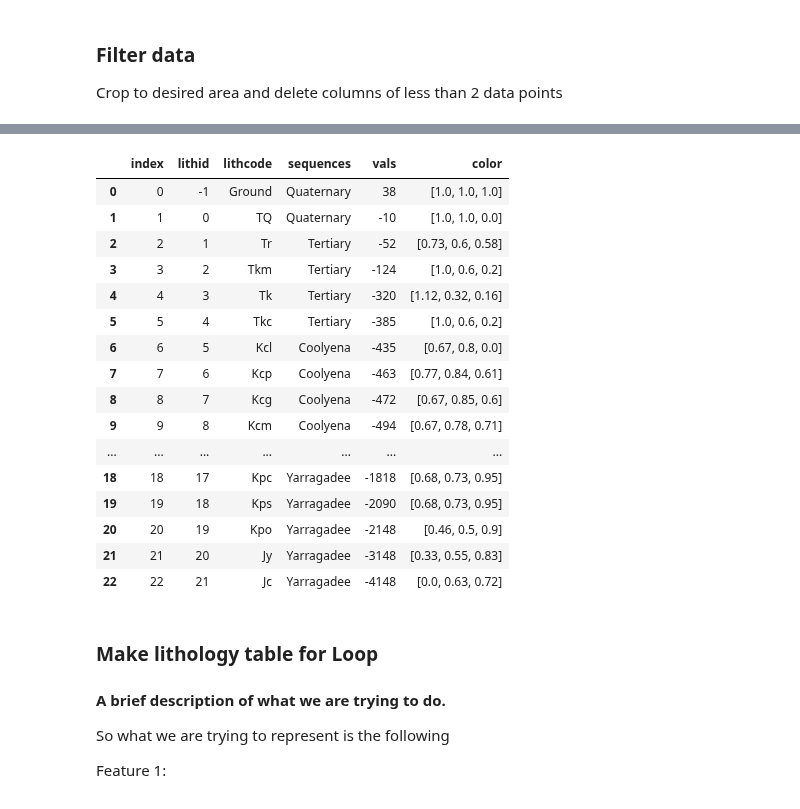
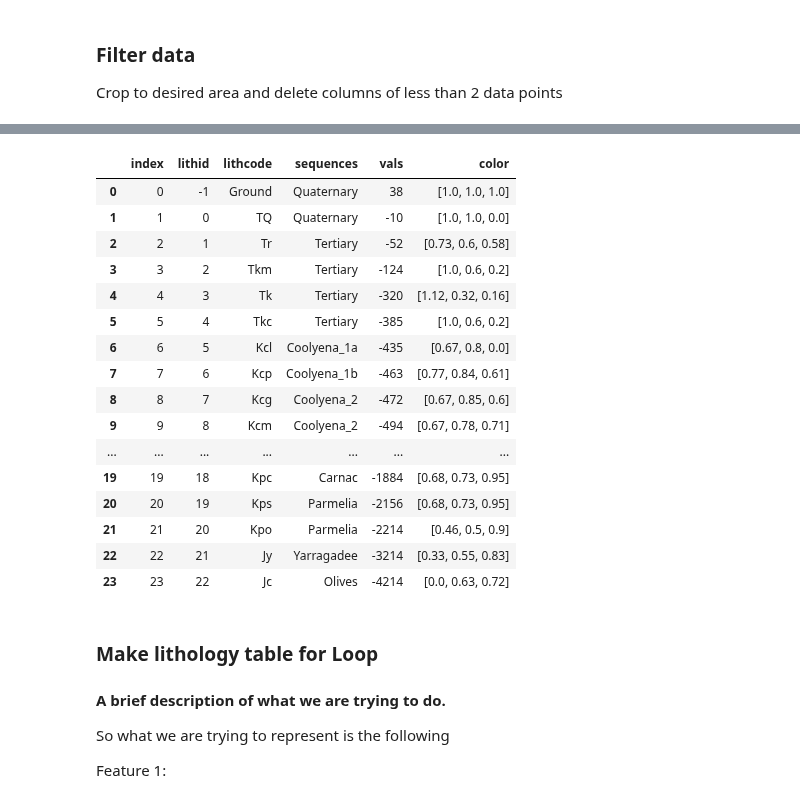
Before and after one commit to malvina-chmielarski/Otorowiri, a Jupyter notebook: scripts/badaminna_geo.ipynb, the cells around one changed output, grey strips where cells are left out. Cells and saved outputs as stored; diff of their text form; code cells hidden in the pictures.

```diff
--- a/scripts/badaminna_geo.ipynb
+++ b/scripts/badaminna_geo.ipynb
@@ -11,11 +9,11 @@ WARNING: 2024-04-22 17:59:38,947: __init__.py:86 -- Can't import surfepy - to in
 ### Importing Borehole Data
 # %%
 bore_info = pd.read_excel(
-    "../Geological_data/Dwer_data\Formation picks.xls", sheet_name="bore_info"
+    "../data/Dwer_data\Formation picks.xls", sheet_name="bore_info"
 )
 
 strat_info = pd.read_excel(
-    "../Geological_data/Dwer_data\Formation picks.xls", sheet_name="strat_info"
+    "../data/Dwer_data\Formation picks.xls", sheet_name="strat_info"
 )
 
 bore_info
@@ -113,63 +111,63 @@ print(lithcodes)
 # %%
 strat = []
-vdum = [
-    38,
-    -10,
-    -52,
-    -124,
-    -320,
-    -385,
-    -435,
-    -463,
-    -472,
-    -494,
-    -549,
-    -591,
-    -619,
-    -666,
-    -822,
-    -881,
-    -963,
-    -1043,
-    -1818,
-    -2090,
-    -2148,
-    -3148,
-    -4148,
-]
+vdum = [ 38,
+        -10,
+        -52,
+        -124,
+        -320,
+        -385,
+        -435,
+        -463,
+        -472,
+        -494,
+        -549,
+        -591,
+        -657,
+        -685,
+        -732,
+        -888,
+        -947,
+        -1029,
+        -1109,
+        -1884,
+        -2156,
+        -2214,
+        -3214,
+        -4214
+        ]
 
 for i, lith in enumerate(lithcodes):
     index = i
     lithid = i - 1
     val = vdum[i]
     sequence = strat_info.loc[strat_info["unit"] == lith, "sequence"].item()
     R = strat_info.loc[strat_info["unit"] == lith, "R"].item() / 255
     G = strat_info.loc[strat_info["unit"] == lith, "G"].item() / 255
     B = strat_info.loc[strat_info["unit"] == lith, "B"].item() / 255
     strat.append(
         [index, lithid, lith, sequence, val, [round(R, 2), round(G, 2), round(B, 2)]]
     )
 strat = pd.DataFrame(strat)
 strat.columns = ["index", "lithid", "lithcode", "sequences", "vals", "color"]
 strat
 # %% [output]
 |  | index | lithid | lithcode | sequences | vals | color |
 | 0 | 0 | -1 | Ground | Quaternary | 38 | [1.0, 1.0, 1.0] |
 | 1 | 1 | 0 | TQ | Quaternary | -10 | [1.0, 1.0, 0.0] |
 | 2 | 2 | 1 | Tr | Tertiary | -52 | [0.73, 0.6, 0.58] |
 | 3 | 3 | 2 | Tkm | Tertiary | -124 | [1.0, 0.6, 0.2] |
 | 4 | 4 | 3 | Tk | Tertiary | -320 | [1.12, 0.32, 0.16] |
 | 5 | 5 | 4 | Tkc | Tertiary | -385 | [1.0, 0.6, 0.2] |
-| 6 | 6 | 5 | Kcl | Coolyena | -435 | [0.67, 0.8, 0.0] |
-| 7 | 7 | 6 | Kcp | Coolyena | -463 | [0.77, 0.84, 0.61] |
-| 8 | 8 | 7 | Kcg | Coolyena | -472 | [0.67, 0.85, 0.6] |
-| 9 | 9 | 8 | Kcm | Coolyena | -494 | [0.67, 0.78, 0.71] |
+| 6 | 6 | 5 | Kcl | Coolyena_1a | -435 | [0.67, 0.8, 0.0] |
+| 7 | 7 | 6 | Kcp | Coolyena_1b | -463 | [0.77, 0.84, 0.61] |
+| 8 | 8 | 7 | Kcg | Coolyena_2 | -472 | [0.67, 0.85, 0.6] |
+| 9 | 9 | 8 | Kcm | Coolyena_2 | -494 | [0.67, 0.78, 0.71] |
 | ... | ... | ... | ... | ... | ... | ... |
-| 18 | 18 | 17 | Kpc | Yarragadee | -1818 | [0.68, 0.73, 0.95] |
-| 19 | 19 | 18 | Kps | Yarragadee | -2090 | [0.68, 0.73, 0.95] |
-| 20 | 20 | 19 | Kpo | Yarragadee | -2148 | [0.46, 0.5, 0.9] |
-| 21 | 21 | 20 | Jy | Yarragadee | -3148 | [0.33, 0.55, 0.83] |
-| 22 | 22 | 21 | Jc | Yarragadee | -4148 | [0.0, 0.63, 0.72] |
+| 19 | 19 | 18 | Kpc | Carnac | -1884 | [0.68, 0.73, 0.95] |
+| 20 | 20 | 19 | Kps | Parmelia | -2156 | [0.68, 0.73, 0.95] |
+| 21 | 21 | 20 | Kpo | Parmelia | -2214 | [0.46, 0.5, 0.9] |
+| 22 | 22 | 21 | Jy | Yarragadee | -3214 | [0.33, 0.55, 0.83] |
+| 23 | 23 | 22 | Jc | Olives | -4214 | [0.0, 0.63, 0.72] |
 # %% [markdown]
 ### Make lithology table for Loop
 
```
Also changed, not shown: parts of 21 cells of this notebook, 1 other file.
